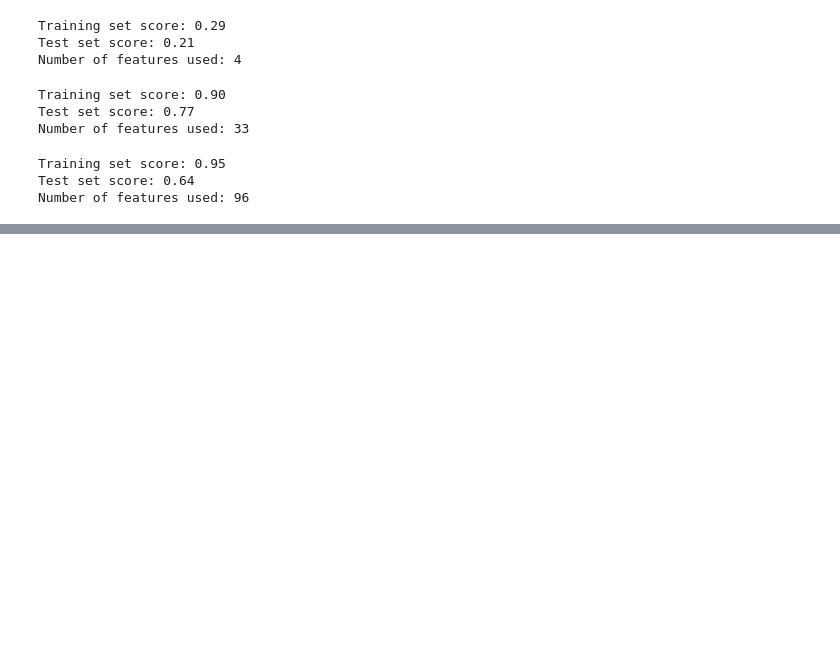
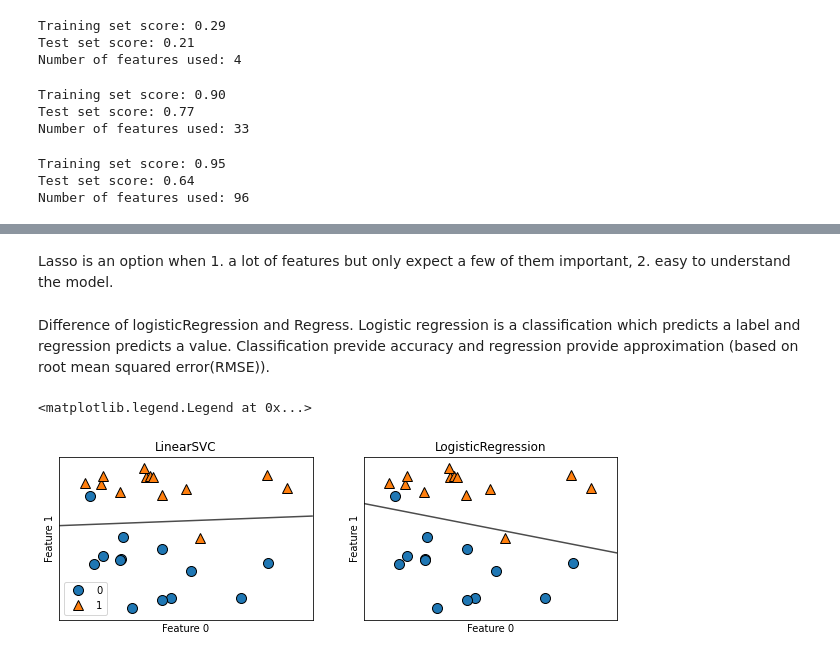
Before and after one commit to hchenaisi/Python_learning, a Jupyter notebook: Chapter2.ipynb, the cells around one changed output, grey strips where cells are left out. Cells and saved outputs as stored; diff of their text form; code cells hidden in the pictures; blank space fills up the shorter version.

```diff
--- a/Chapter2.ipynb
+++ b/Chapter2.ipynb
@@ -276,0 +294,20 @@ Number of features used: 96
+# %% [markdown]
+Lasso is an option when 1. a lot of features but only expect a few of them important, 2. easy to understand the model.
+# %% [markdown]
+Difference of logisticRegression and Regress. Logistic regression is a classification which predicts a label and regression predicts a value. Classification previde accuracy and regression provide approximation (based on root mean squared error(RMSE)).
+# %%
+from sklearn.linear_model import LogisticRegression
+from sklearn.svm import LinearSVC
+X, y = mglearn.datasets.make_forge()
+fig, axes = plt.subplots(1,2,figsize=(10,3))
+for model, ax in zip([LinearSVC(), LogisticRegression()], axes):
+  clf=model.fit(X,y)
+  mglearn.plots.plot_2d_separator(clf, X, fill=False, eps=0.5, ax=ax, alpha=.7)
+  mglearn.discrete_scatter(X[:, 0],X[:, 1], y, ax=ax)
+  ax.set_title("{}".format(clf.__class__.__name__))
+  ax.set_xlabel("Feature 0")
+  ax.set_ylabel("Feature 1")
+axes[0].legend()
+# %% [output]
+<matplotlib.legend.Legend at 0x...>
+[figure, added]
```
Also changed, not shown: parts of 9 cells of this notebook.
